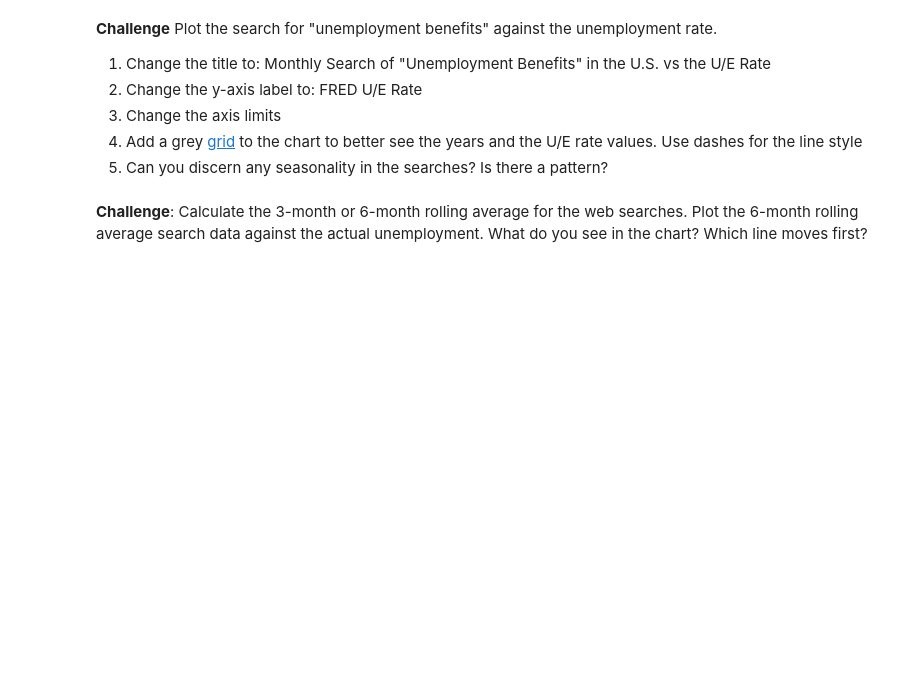
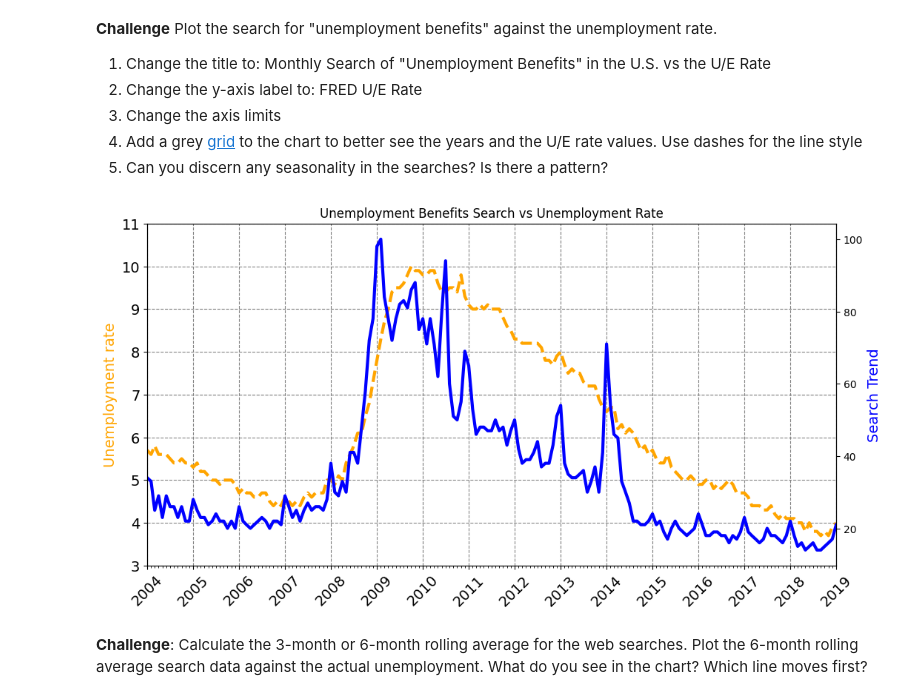
Before and after one commit to Ankush-Gauro/100DayPython, a Jupyter notebook: day75/Google Trends Data Viz (start)/Google Trends and Data Visualisation (start).ipynb, the cells around one changed output. Cells and saved outputs as stored; diff of their text form; code cells hidden in the pictures; blank space fills up the shorter version.

```diff
--- a/day75/Google Trends Data Viz (start)/Google Trends and Data Visualisation (start).ipynb
+++ b/day75/Google Trends Data Viz (start)/Google Trends and Data Visualisation (start).ipynb
@@ -232,6 +274,33 @@ How to add tick formatting for dates on the x-axis.
 3. Change the axis limits <br>
 4. Add a grey [grid](https://matplotlib.org/3.2.1/api/_as_gen/matplotlib.pyplot.grid.html) to the chart to better see the years and the U/E rate values. Use dashes for the line style<br>
 5. Can you discern any seasonality in the searches? Is there a pattern?
+# %%
+plt.figure(figsize=(12, 6))
+plt.xticks(fontsize=14, rotation=45)
+plt.yticks(fontsize=14)
+plt.title('Unemployment Benefits Search vs Unemployment Rate')
+ax1 = plt.gca()
+ax2 = ax1.twinx()
+ax1.set_ylabel('Unemployment rate', color='orange', fontsize=14) # can use a HEX code
+ax2.set_ylabel('Search Trend', color='blue', fontsize=14)
+
+ax1.xaxis.set_major_locator(years)
+ax1.xaxis.set_major_formatter(years_fmt)
+ax1.xaxis.set_minor_locator(months)
+
+ax1.set_ylim(bottom=3, top=11)
+ax1.set_xlim([df_unemployment.MONTH.min(), df_unemployment.MONTH.max()])
+
+ax1.grid(color='grey', linestyle='--')
+
+ax1.plot(df_unemployment.MONTH, df_unemployment.UNRATE,
+         color='orange', linewidth=3, linestyle='--')
+ax2.plot(df_unemployment.MONTH, df_unemployment.UE_BENEFITS_WEB_SEARCH,
+         color='blue', linewidth=3)
+
+plt.show()
+# %% [output]
+[figure, added]
 # %% [markdown]
 **Challenge**: Calculate the 3-month or 6-month rolling average for the web searches. Plot the 6-month rolling average search data against the actual unemployment. What do you see in the chart? Which line moves first?
 # %% [markdown]
```
Also changed, not shown: parts of 5 cells of this notebook, 1 other file.
